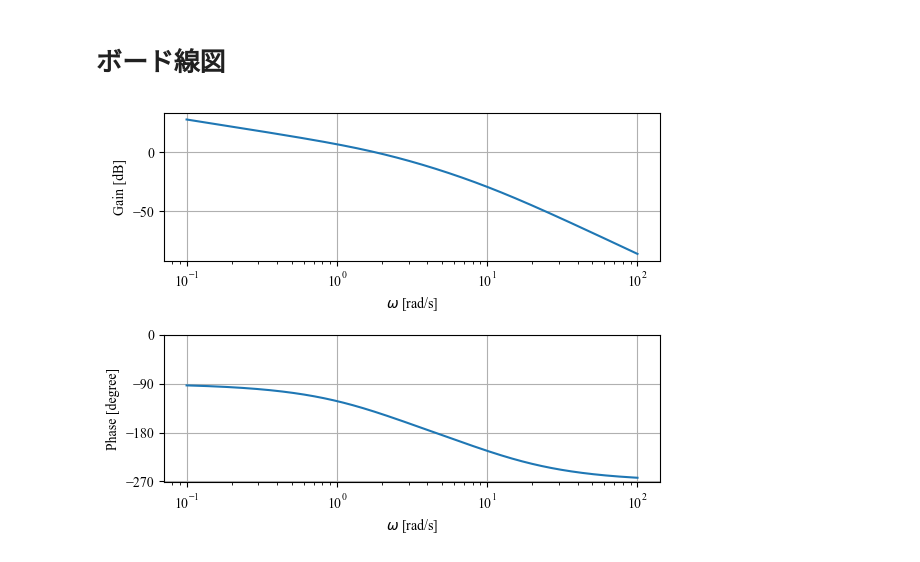
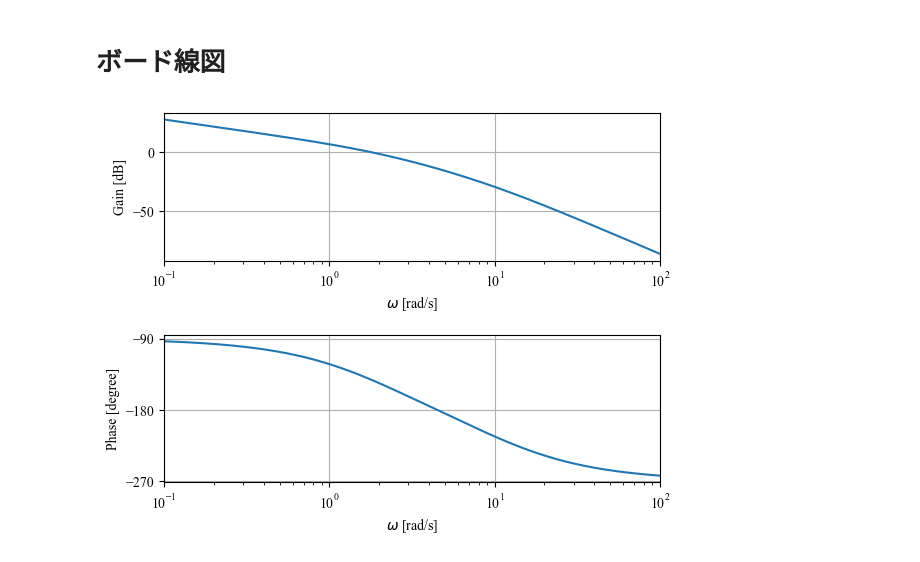
Before and after one commit to naokeyn/MechSysCtrl, a Jupyter notebook: report01.ipynb, the cells around one changed output. Cells and saved outputs as stored; diff of their text form; code cells hidden in the pictures.

```diff
--- a/report01.ipynb
+++ b/report01.ipynb
@@ -74,29 +75,31 @@ Phase Margin: 37.39 [deg]
 # %%
 w = np.logspace(-1, 2, 10000)
 r = g(w)
 gain = 20*np.log10(np.abs(r))
 phase = np.arctan2(r.imag, r.real) * 180 / np.pi
 phase = [i if i<10 else i-360 for i in phase]
 
 fig = plt.figure()
 fig.subplots_adjust(hspace=0.5)
 
 ax0 = fig.add_subplot(211)
 ax0.plot(w, gain)
 ax0.set_xscale("log")
 ax0.set_xlabel("$\omega$ [rad/s]")
 ax0.set_ylabel("Gain [dB]")
+ax0.set_xlim([0.1, 100])
 ax0.grid()
 
 ax1 = fig.add_subplot(212)
 ax1.plot(w, phase)
 ax1.set_xscale("log")
 # ax1.set_ylim([-5, 185])
-ax1.set_yticks([-270, -180, -90, 0])
+ax1.set_yticks([-270, -180, -90])
 ax1.set_xlabel("$\omega$ [rad/s]")
 ax1.set_ylabel("Phase [degree]")
+ax1.set_xlim([0.1, 100])
 ax1.grid()
 
 plt.show()
 # %% [output]
-[figure, old version]
+[figure, new version]
```
Also changed, not shown: parts of 1 cell of this notebook.
